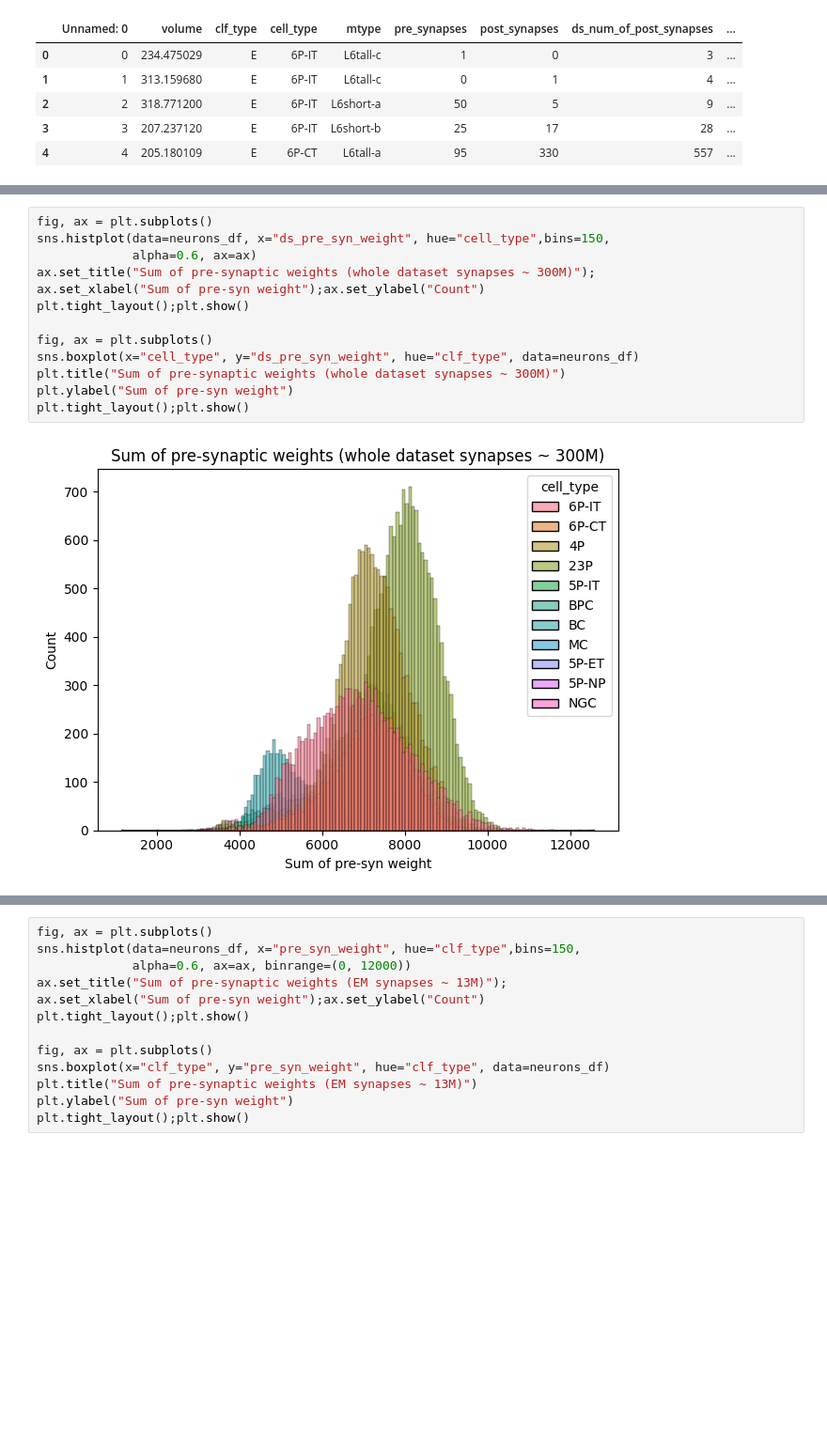
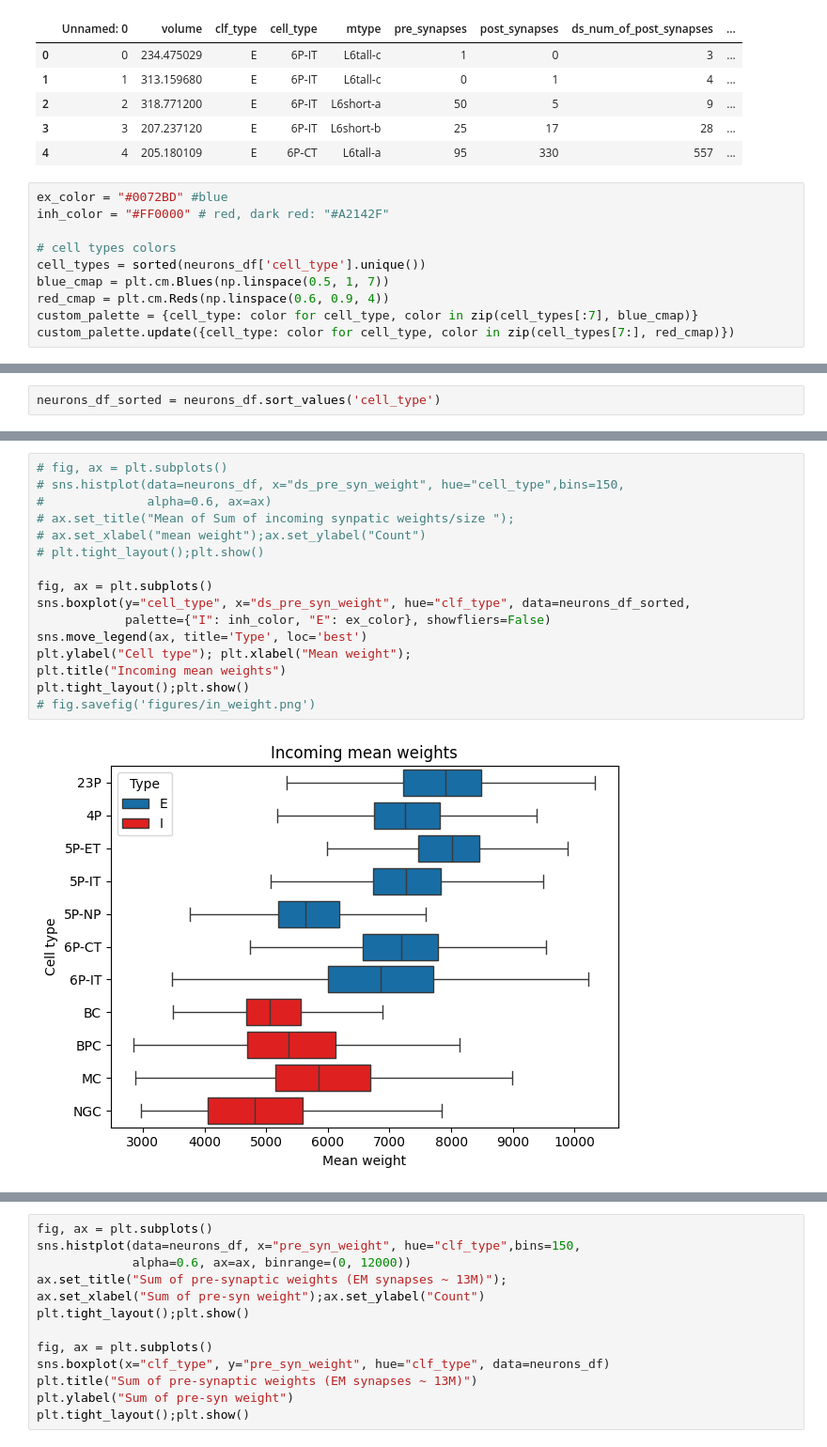
Before and after one commit to deangeckt/Dendro-Synaptome, a Jupyter notebook: analysis/connectome_neurons_exploration.ipynb, the cells around one changed output, grey strips where cells are left out. Shown at 94% size. Drawn from its saved outputs; the diff is of its cells as text; blank space fills up the shorter version.

```diff
--- a/analysis/connectome_neurons_exploration.ipynb
+++ b/analysis/connectome_neurons_exploration.ipynb
@@ -26,3 +26,13 @@ neurons_df.head()
 | 2 | 2 | 318.771200 | E | 6P-IT | L6short-a | 50 | 5 | 9 | ... |
 | 3 | 3 | 207.237120 | E | 6P-IT | L6short-b | 25 | 17 | 28 | ... |
 | 4 | 4 | 205.180109 | E | 6P-CT | L6tall-a | 95 | 330 | 557 | ... |
+# %%
+ex_color = "#0072BD" #blue
+inh_color = "#FF0000" # red, dark red: "#A2142F"
+
+# cell types colors
+cell_types = sorted(neurons_df['cell_type'].unique())
+blue_cmap = plt.cm.Blues(np.linspace(0.5, 1, 7))
+red_cmap = plt.cm.Reds(np.linspace(0.6, 0.9, 4))
+custom_palette = {cell_type: color for cell_type, color in zip(cell_types[:7], blue_cmap)}
+custom_palette.update({cell_type: color for cell_type, color in zip(cell_types[7:], red_cmap)})
@@ -28,0 +42,2 @@ neurons_df.head()
+# %%
+neurons_df_sorted = neurons_df.sort_values('cell_type')
@@ -81,15 +160,18 @@ plt.tight_layout();plt.show()
 # %%
-fig, ax = plt.subplots()
-sns.histplot(data=neurons_df, x="ds_pre_syn_weight", hue="cell_type",bins=150,
-             alpha=0.6, ax=ax)
-ax.set_title("Sum of pre-synaptic weights (whole dataset synapses ~ 300M)");
-ax.set_xlabel("Sum of pre-syn weight");ax.set_ylabel("Count")
-plt.tight_layout();plt.show()
+# fig, ax = plt.subplots()
+# sns.histplot(data=neurons_df, x="ds_pre_syn_weight", hue="cell_type",bins=150,
+#              alpha=0.6, ax=ax)
+# ax.set_title("Mean of Sum of incoming synpatic weights/size ");
+# ax.set_xlabel("mean weight");ax.set_ylabel("Count")
+# plt.tight_layout();plt.show()
 
 fig, ax = plt.subplots()
-sns.boxplot(x="cell_type", y="ds_pre_syn_weight", hue="clf_type", data=neurons_df)
-plt.title("Sum of pre-synaptic weights (whole dataset synapses ~ 300M)")
-plt.ylabel("Sum of pre-syn weight")
+sns.boxplot(y="cell_type", x="ds_pre_syn_weight", hue="clf_type", data=neurons_df_sorted,
+            palette={"I": inh_color, "E": ex_color}, showfliers=False)
+sns.move_legend(ax, title='Type', loc='best')
+plt.ylabel("Cell type"); plt.xlabel("Mean weight");
+plt.title("Incoming mean weights")
 plt.tight_layout();plt.show()
+# fig.savefig('figures/in_weight.png')
 # %% [output]
-[figure, old version]
+[figure, new version]
```
Also changed, not shown: parts of 13 cells of this notebook, 7 other files.
